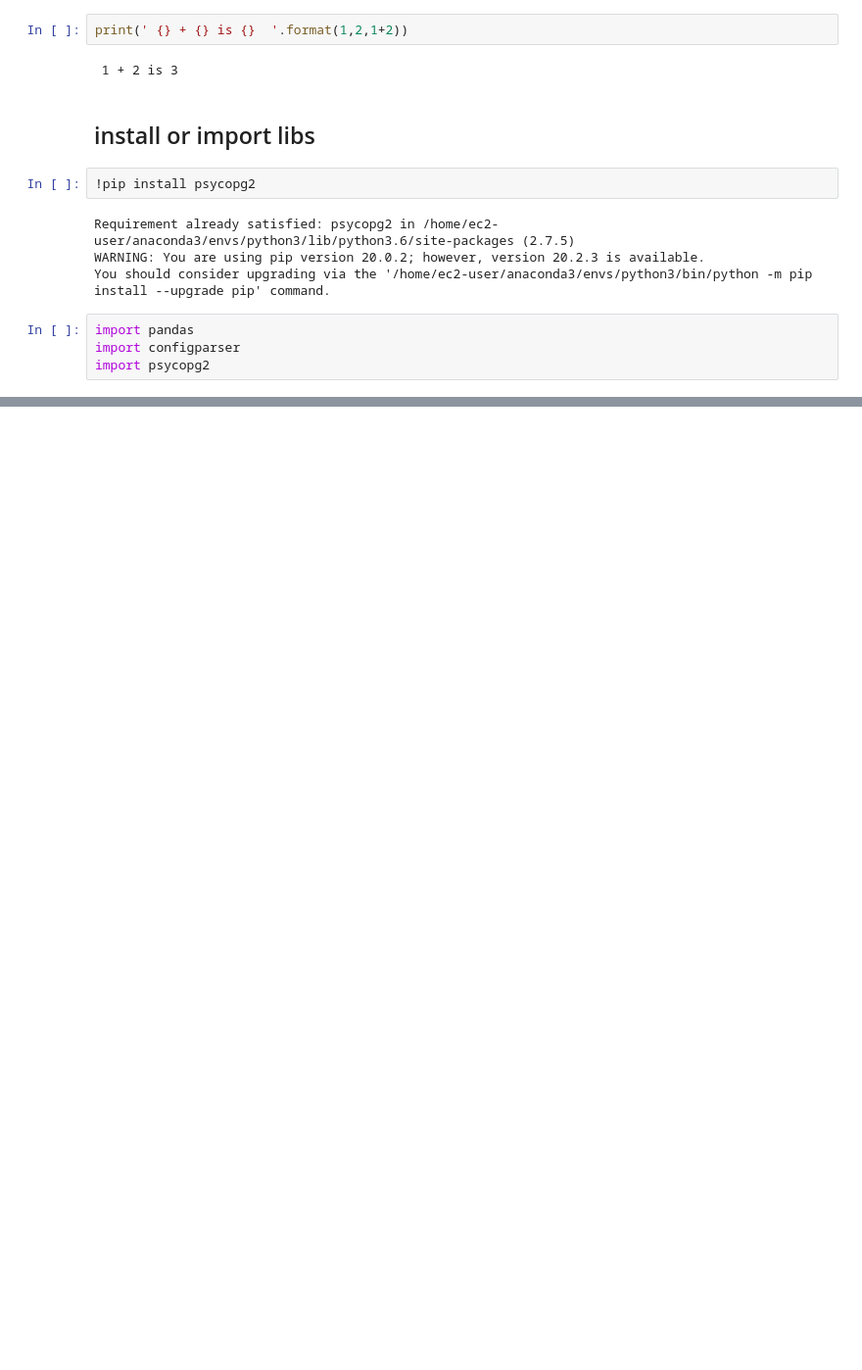
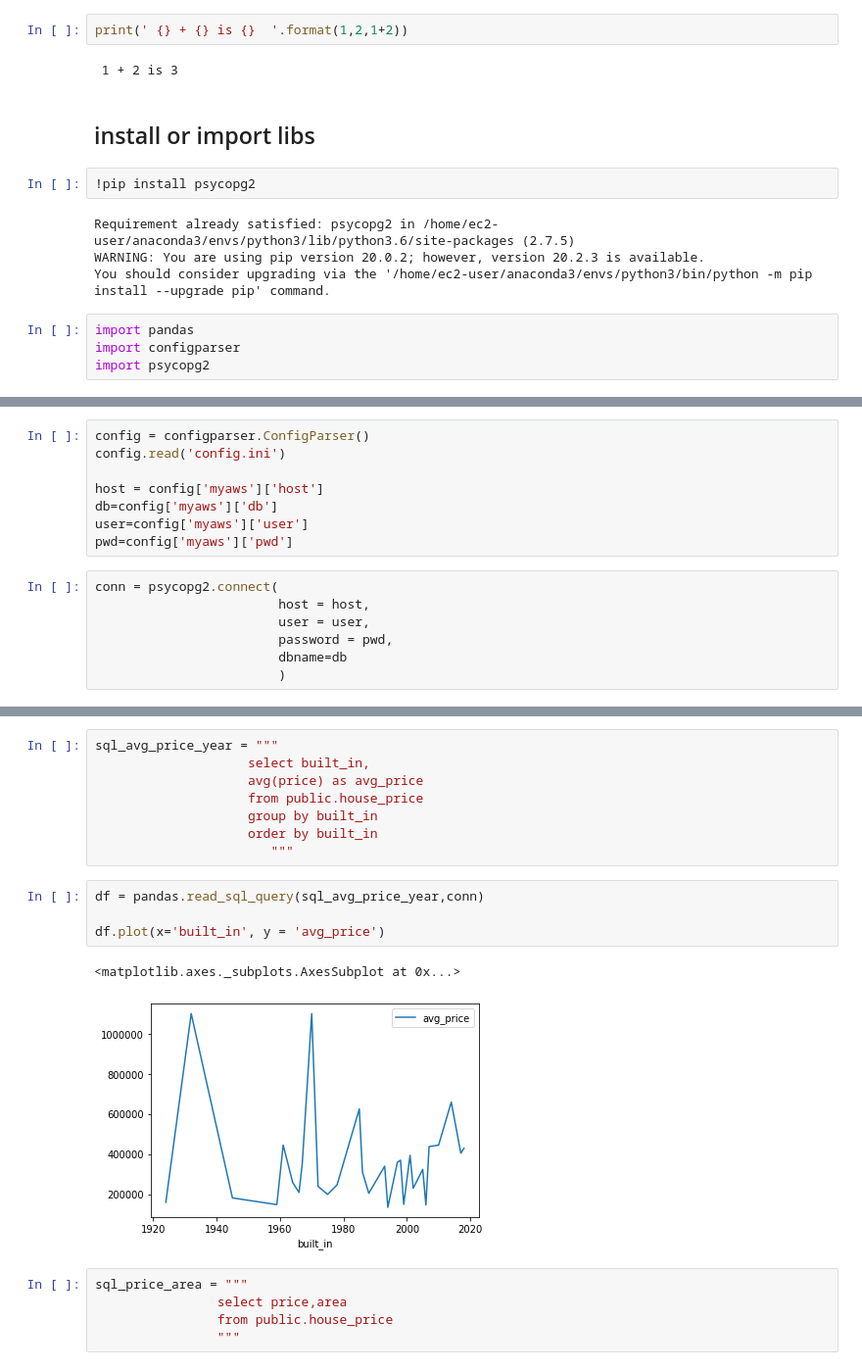
Before and after one commit to evanmungin/ia340-1, a Jupyter notebook: lec4.ipynb, the cells around one changed output, grey strips where cells are left out. Shown: that part at 98% size. Cells and saved outputs as stored; diff of their text form; blank space fills up the shorter version.

Commit message:
query and modify tables in db

```diff
--- a/lec4.ipynb
+++ b/lec4.ipynb
@@ -30,0 +33,15 @@ import psycopg2
+# %%
+config = configparser.ConfigParser()
+config.read('config.ini')
+
+host = config['myaws']['host']
+db=config['myaws']['db']
+user=config['myaws']['user']
+pwd=config['myaws']['pwd']
+# %%
+conn = psycopg2.connect(
+                        host = host,
+                        user = user,
+                        password = pwd,
+                        dbname=db
+                        )
@@ -30,0 +98,20 @@ import psycopg2
+# %%
+sql_avg_price_year = """
+                    select built_in,
+                    avg(price) as avg_price
+                    from public.house_price
+                    group by built_in
+                    order by built_in
+                       """
+# %%
+df = pandas.read_sql_query(sql_avg_price_year,conn)
+
+df.plot(x='built_in', y = 'avg_price')
+# %% [output]
+<matplotlib.axes._subplots.AxesSubplot at 0x...>
+[figure, added]
+# %%
+sql_price_area = """
+                select price,area
+                from public.house_price
+                """
```
Also changed, not shown: parts of 23 cells of this notebook.
